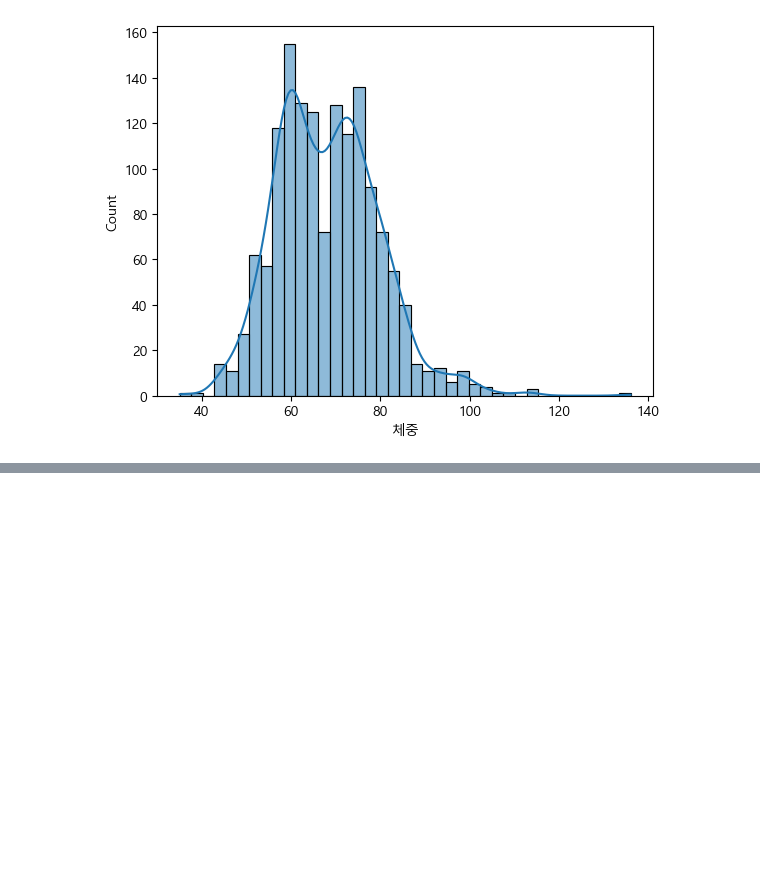
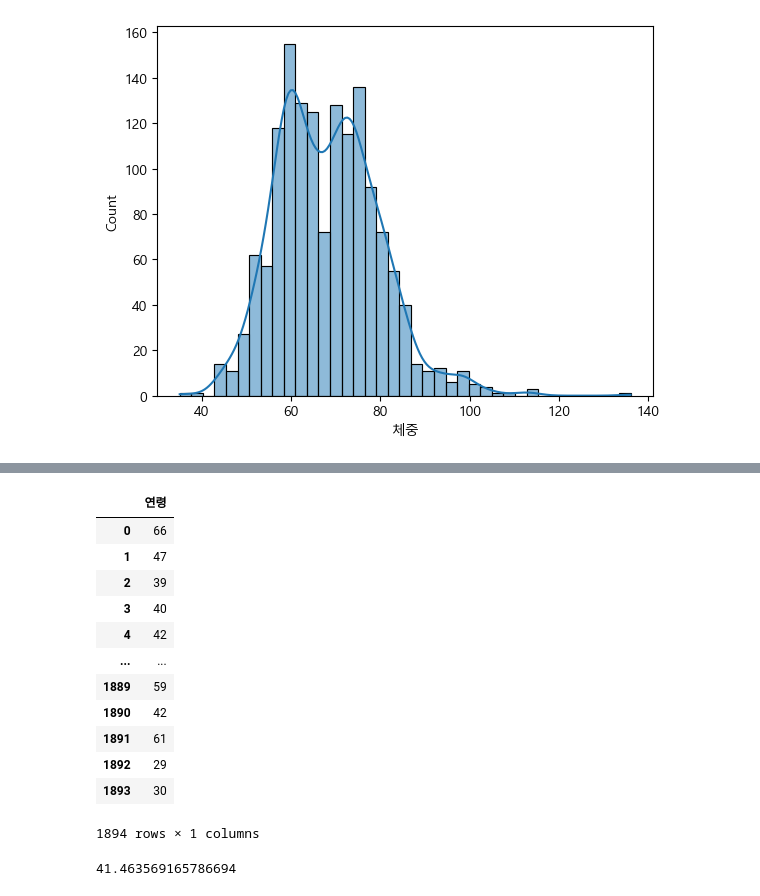
Before and after one commit to hhyowon/study_data_analytics, a Jupyter notebook: codes/DDA/RecurrenceOfSurgery_DDA_quests.ipynb, the cells around one changed output, grey strips where cells are left out. Drawn from its saved outputs; the diff is of its cells as text; code cells hidden in the pictures; blank space fills up the shorter version.

```diff
--- a/codes/DDA/RecurrenceOfSurgery_DDA_quests.ipynb
+++ b/codes/DDA/RecurrenceOfSurgery_DDA_quests.ipynb
@@ -590,0 +596,22 @@ sns.histplot(df_ROS_q5_dropna,kde=True,x='체중')
+# %%
+df_ROS_age = df_ROS['연령']
+pd.DataFrame(df_ROS_age)
+# %% [output]
+|  | 연령 |
+| 0 | 66 |
+| 1 | 47 |
+| 2 | 39 |
+| 3 | 40 |
+| 4 | 42 |
+| ... | ... |
+| 1889 | 59 |
+| 1890 | 42 |
+| 1891 | 61 |
+| 1892 | 29 |
+| 1893 | 30 |
+1894 rows × 1 columns
+# %%
+df_ROS_age_M = df_ROS['연령'].mean()  #연령 중앙값
+df_ROS_age_M
+# %% [output]
+41.463569165786694
```
Also changed, not shown: parts of 5 cells of this notebook, 2 other files.
